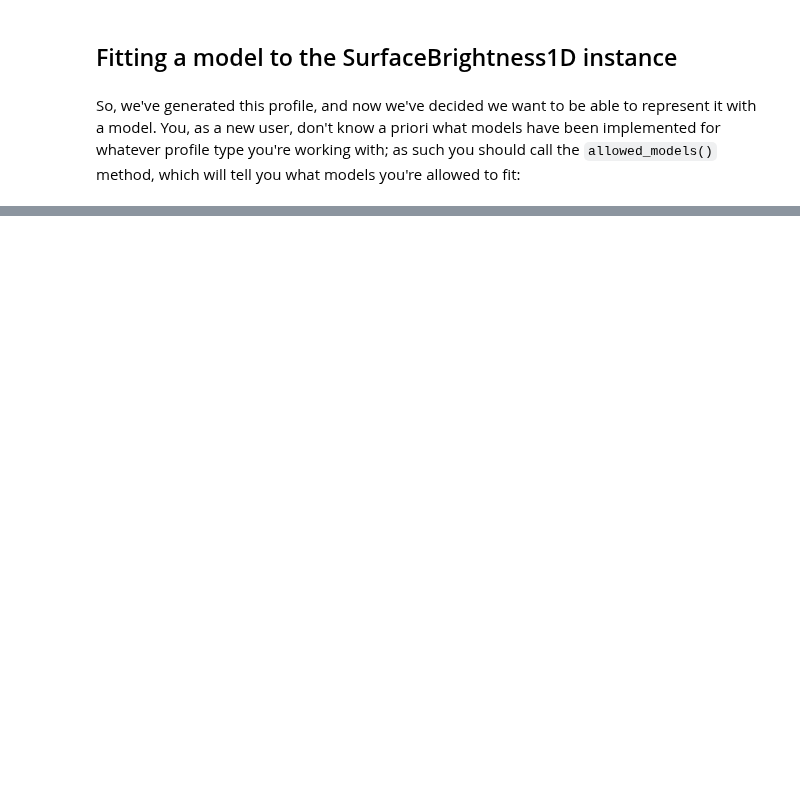
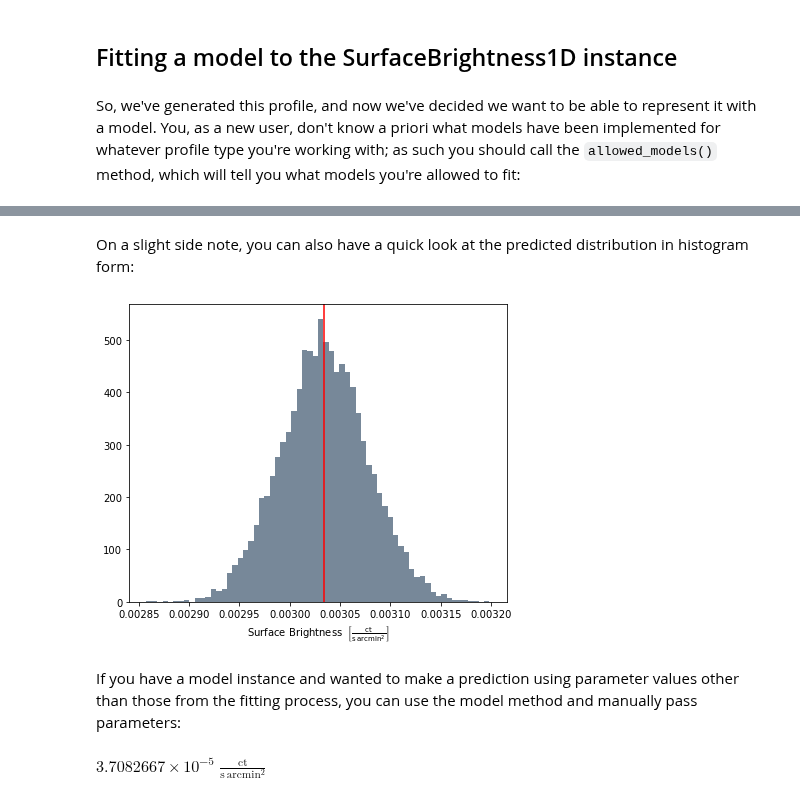
Before and after one commit to DavidT3/XGA, a Jupyter notebook: docs/source/notebooks/advanced_tutorials/intro_to_profiles.ipynb, the cells around one changed output, grey strips where cells are left out. Saved outputs shown, nothing was run; the diff lists cells and outputs as text; code cells hidden in the pictures; blank space fills up the shorter version.

```diff
--- a/docs/source/notebooks/advanced_tutorials/intro_to_profiles.ipynb
+++ b/docs/source/notebooks/advanced_tutorials/intro_to_profiles.ipynb
@@ -94,0 +176,12 @@ Then you decide that you want to fit the 'beta' model
+# %% [markdown]
+On a slight side note, you can also have a quick look at the predicted distribution in histogram form:
+# %%
+beta_inst.predicted_dist_view(Quantity(600, 'kpc'))
+# %% [output]
+[figure, added]
+# %% [markdown]
+If you have a model instance and wanted to make a prediction using parameter values other than those from the fitting process, you can use the model method and manually pass parameters:
+# %%
+beta_inst.model(Quantity(600, 'kpc'), Quantity(2, ''), Quantity(240, 'kpc'), Quantity(2, 'ct/(arcmin^2s)'))
+# %% [output]
+$3.7082667 \times 10^{-5} \; \mathrm{\frac{ct}{s\,arcmin^{2}}}$
```
Also changed, not shown: parts of 29 cells of this notebook.
